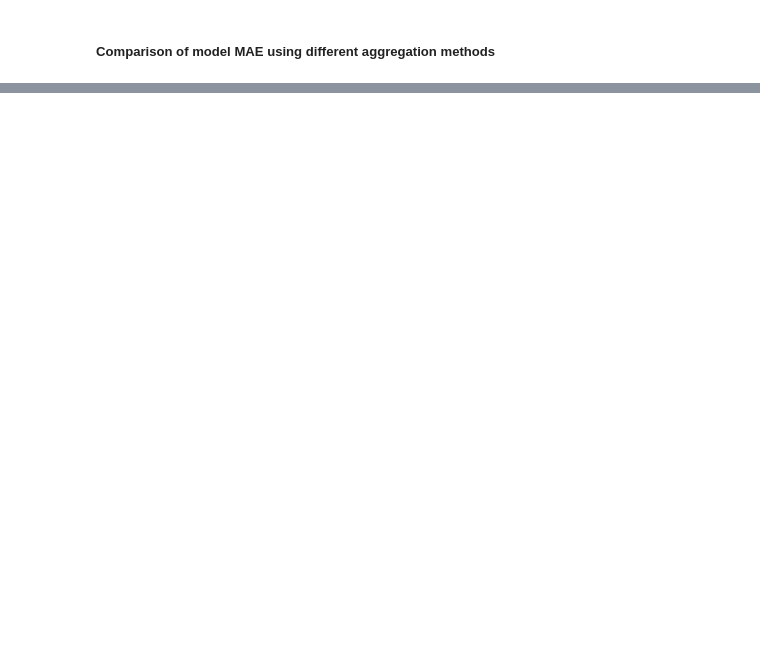
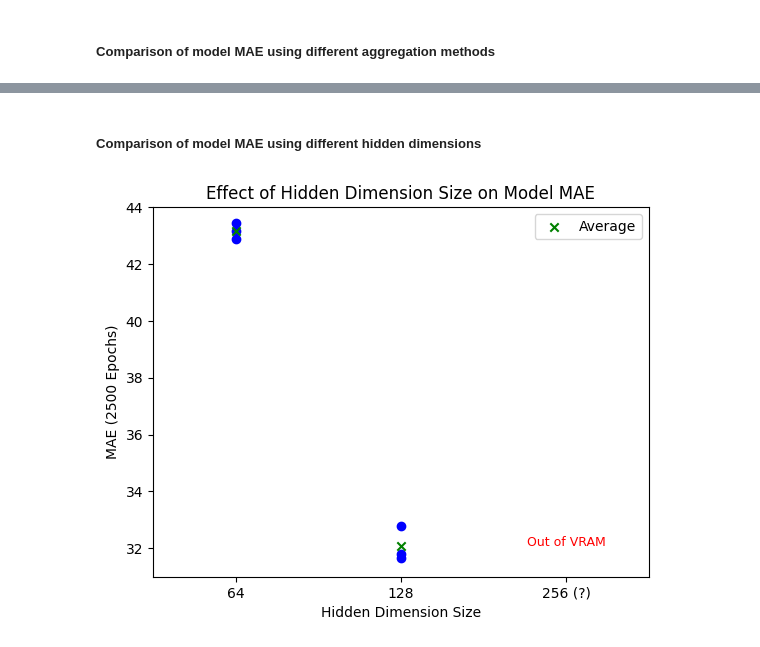
Before and after one commit to westarman/MLG-Project, a Jupyter notebook: models/RGCN/rgcn.ipynb, the cells around one changed output, grey strips where cells are left out. Drawn from its saved outputs; the diff is of its cells as text; code cells hidden in the pictures; blank space fills up the shorter version.

```diff
--- a/models/RGCN/rgcn.ipynb
+++ b/models/RGCN/rgcn.ipynb
@@ -285,0 +534,48 @@ plt.show()
+# %% [markdown]
+##### Comparison of model MAE using different hidden dimensions
+# %%
+values_64  = [42.8819, 43.1476, 43.4429]
+values_128 = [32.7731, 31.8037, 31.6742]
+values_256 = []  # No values due to VRAM limitation
+
+
+plt.scatter([1]*len(values_64), values_64, color="blue")
+plt.scatter([2]*len(values_128), values_128, color="blue")
+
+plt.scatter(
+    [1, 2],
+    [
+        sum(values_64) / len(values_64),
+        sum(values_128) / len(values_128)
+    ],
+    color="green",
+    marker="x",
+    label="Average"
+)
+
+plt.title("Effect of Hidden Dimension Size on Model MAE")
+plt.ylabel("MAE (2500 Epochs)")
+plt.xlabel("Hidden Dimension Size")
+
+plt.xticks(
+    [1, 2, 3],
+    ["64", "128", "256 (?)"]
+)
+
+plt.legend()
+
+plt.xlim(0.5, 3.5)
+plt.ylim(31, 44)
+
+plt.text(
+    3, 32.2,
+    "Out of VRAM",
+    ha="center",
+    va="center",
+    fontsize=9,
+    color="red"
+)
+
+plt.show()
+# %% [output]
+[figure, added]
```
Also changed, not shown: parts of 24 cells of this notebook, 3 other files.
